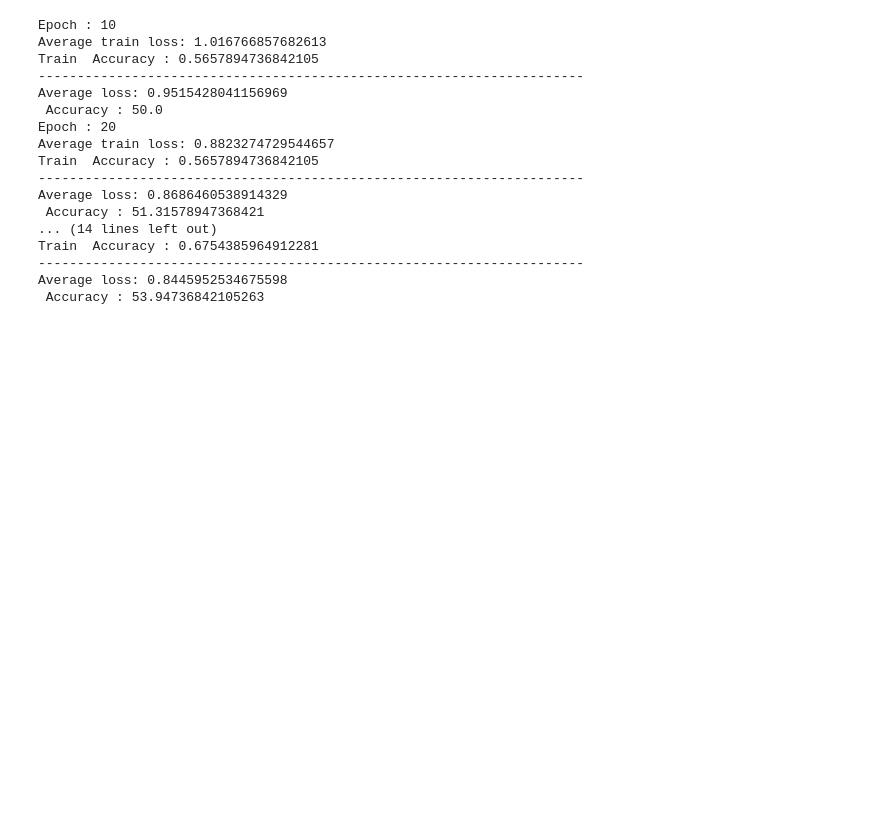
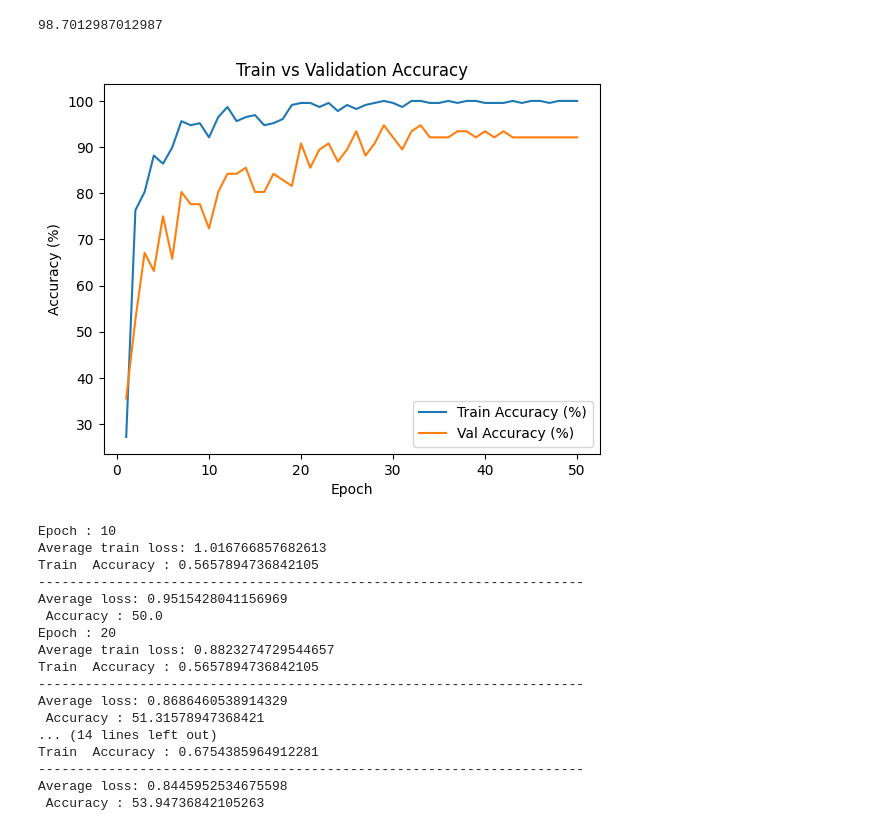
Before and after one commit to himanshunikam/Handgesten, a Jupyter notebook: attempt2.ipynb, the cells around one changed output. Cells and saved outputs as stored; diff of their text form; code cells hidden in the pictures; blank space fills up the shorter version.

Commit message:
Trained mobilenet v3

```diff
--- a/attempt2.ipynb
+++ b/attempt2.ipynb
@@ -437 +462,37 @@ for epoch in range(1, 51):
+# %%
+pretrained_model.eval()
+
+test_loss, test_correct, test_total = 0.0, 0, 0
+
+with torch.no_grad():
+    for videos, labels in pretrained_test_dataloader:
+        videos, labels = videos.to(device), labels.to(device)
+        outputs = pretrained_model(videos)                    # (B, num_classes)
+        loss = pretrained_criterion(outputs, labels)
+
+        test_loss += loss.item() * videos.size(0)
+        preds = outputs.argmax(dim=1)
+        # _, predicted = torch.max(outputs, 1)
+        test_total += labels.size(0)
+        test_correct += (preds == labels).sum().item()
+
+avg_loss = test_loss / test_total
+accuracy = (test_correct / test_total)*100
+
+print(accuracy)
+# %% [output]
+98.7012987012987
+# %%
+train_accs_pct = [acc * 100 for acc in pretrained_train_accs]  # convert to %
+
+fig, ax = plt.subplots()
+ax.plot(range(1, len(pretrained_train_accs) + 1), pretrained_train_accs, label="Train Accuracy (%)")
+ax.plot(range(1, len(pretrained_val_accs) + 1), pretrained_val_accs, label="Val Accuracy (%)")
+ax.set_xlabel("Epoch")
+ax.set_ylabel("Accuracy (%)")
+ax.set_title("Train vs Validation Accuracy")
+ax.legend()
+plt.show()
+# %% [output]
+[figure, added]
 # %%
```
Also changed, not shown: parts of 3 cells of this notebook, 1 other file.
